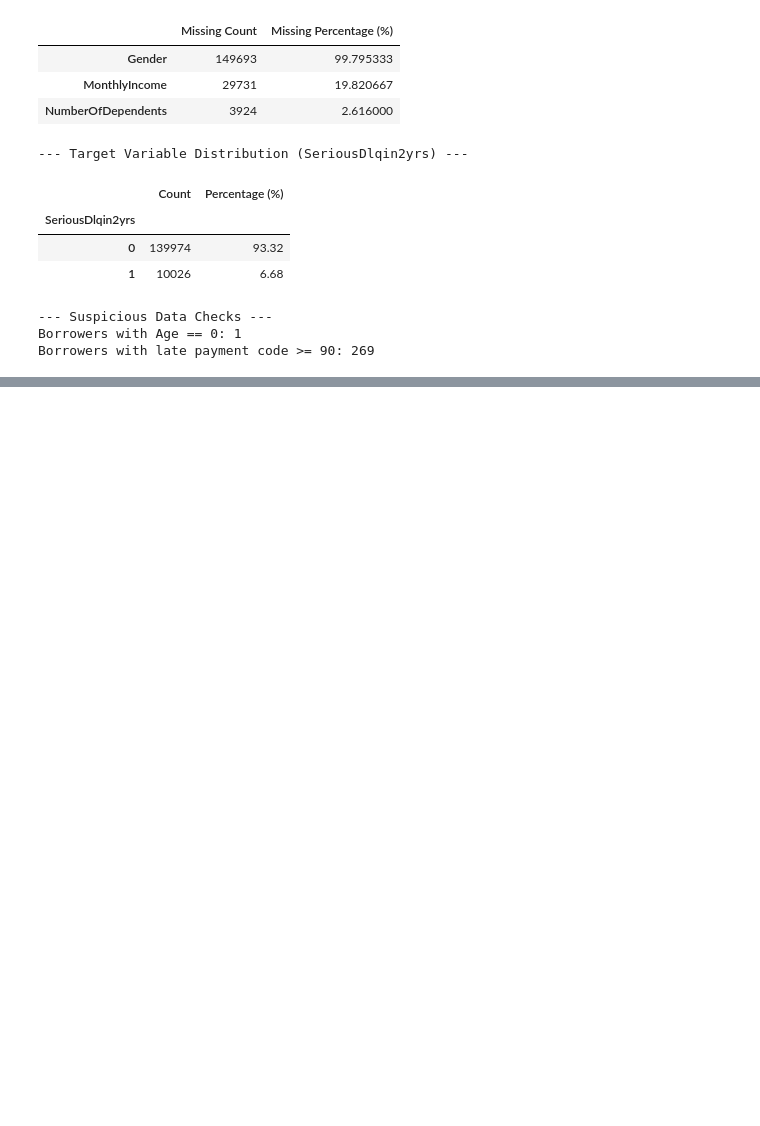
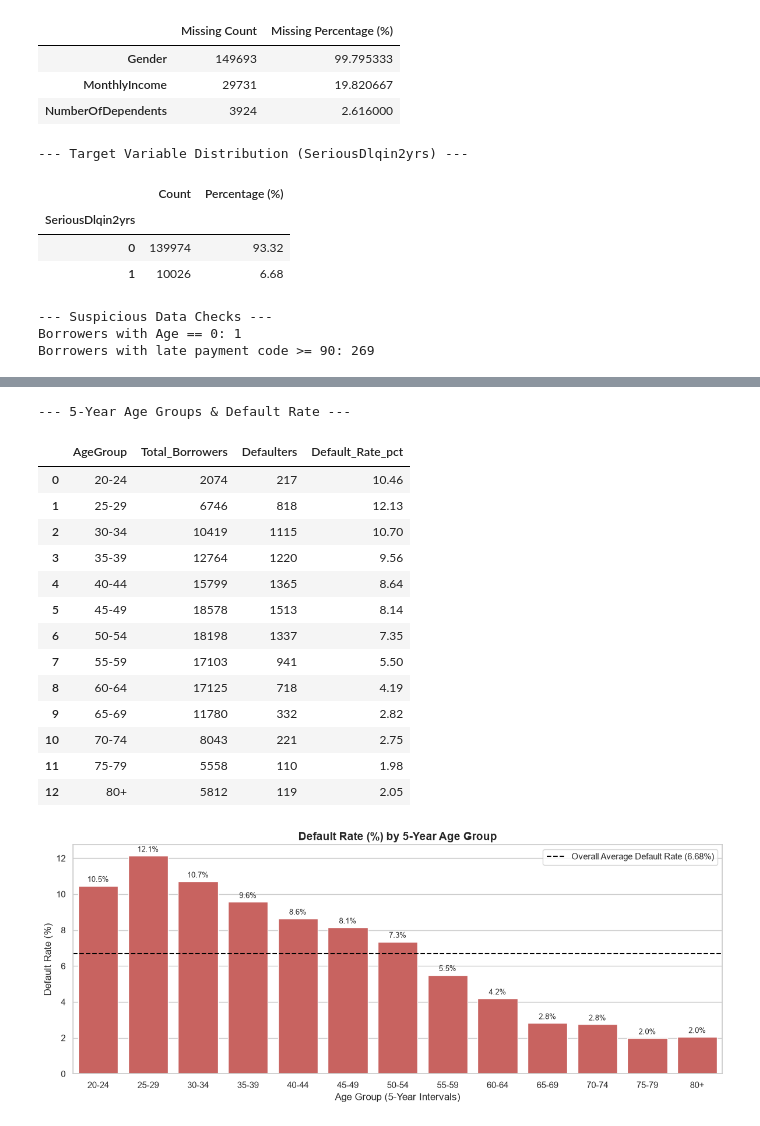
Before and after one commit to Abubakar651/NIAI, a Jupyter notebook: Projects/Credit_Score_EDA/Credit_score_EDA.ipynb, the cells around one changed output, grey strips where cells are left out. Drawn from its saved outputs; the diff is of its cells as text; code cells hidden in the pictures; blank space fills up the shorter version.

```diff
--- a/Projects/Credit_Score_EDA/Credit_score_EDA.ipynb
+++ b/Projects/Credit_Score_EDA/Credit_score_EDA.ipynb
@@ -130,0 +173,63 @@ Borrowers with late payment code >= 90: 269
+# %%
+import matplotlib.pyplot as plt
+import seaborn as sns
+
+# 1. Define 5-year age bins (ignoring the single invalid Age == 0)
+bins = list(range(20, 85, 5)) + [110]
+labels = [f"{i}-{i+4}" for i in range(20, 80, 5)] + ["80+"]
+
+# 2. Create the 5-year Age Group column
+df_age = df[df['Age'] > 0].copy()
+df_age['AgeGroup'] = pd.cut(df_age['Age'], bins=bins, labels=labels, right=False)
+
+# 3. Calculate Defaulter statistics per Age Group
+age_defaulters = df_age.groupby('AgeGroup', observed=False)['SeriousDlqin2yrs'].agg(
+    Total_Borrowers='count',
+    Defaulters='sum',
+    Default_Rate_pct=lambda x: (x.mean() * 100)
+).reset_index()
+
+# Round default rate for display
+age_defaulters['Default_Rate_pct'] = age_defaulters['Default_Rate_pct'].round(2)
+
+print("--- 5-Year Age Groups & Default Rate ---")
+display(age_defaulters)
+
+# 4. Plot Default Rate by 5-Year Age Group
+plt.figure(figsize=(12, 5))
+ax = sns.barplot(data=age_defaulters, x='AgeGroup', y='Default_Rate_pct', color='#d9534f')
+
+plt.title('Default Rate (%) by 5-Year Age Group', fontsize=14, fontweight='bold')
+plt.xlabel('Age Group (5-Year Intervals)', fontsize=12)
+plt.ylabel('Default Rate (%)', fontsize=12)
+plt.axhline(6.68, color='black', linestyle='--', label='Overall Average Default Rate (6.68%)')
+plt.legend()
+
+# Annotate each bar with the percentage
+for p in ax.patches:
+    height = p.get_height()
+    if height > 0:
+        ax.annotate(f"{height:.1f}%",
+                    (p.get_x() + p.get_width() / 2., height),
+                    ha='center', va='bottom', fontsize=9, xytext=(0, 3),
+                    textcoords='offset points')
+
+plt.tight_layout()
+plt.show()
+# %% [output]
+--- 5-Year Age Groups & Default Rate ---
+|  | AgeGroup | Total_Borrowers | Defaulters | Default_Rate_pct |
+| 0 | 20-24 | 2074 | 217 | 10.46 |
+| 1 | 25-29 | 6746 | 818 | 12.13 |
+| 2 | 30-34 | 10419 | 1115 | 10.70 |
+| 3 | 35-39 | 12764 | 1220 | 9.56 |
+| 4 | 40-44 | 15799 | 1365 | 8.64 |
+| 5 | 45-49 | 18578 | 1513 | 8.14 |
+| 6 | 50-54 | 18198 | 1337 | 7.35 |
+| 7 | 55-59 | 17103 | 941 | 5.50 |
+| 8 | 60-64 | 17125 | 718 | 4.19 |
+| 9 | 65-69 | 11780 | 332 | 2.82 |
+| 10 | 70-74 | 8043 | 221 | 2.75 |
+| 11 | 75-79 | 5558 | 110 | 1.98 |
+| 12 | 80+ | 5812 | 119 | 2.05 |
+[figure, added]
```
Also changed, not shown: parts of 3 cells of this notebook, 18 other files.
